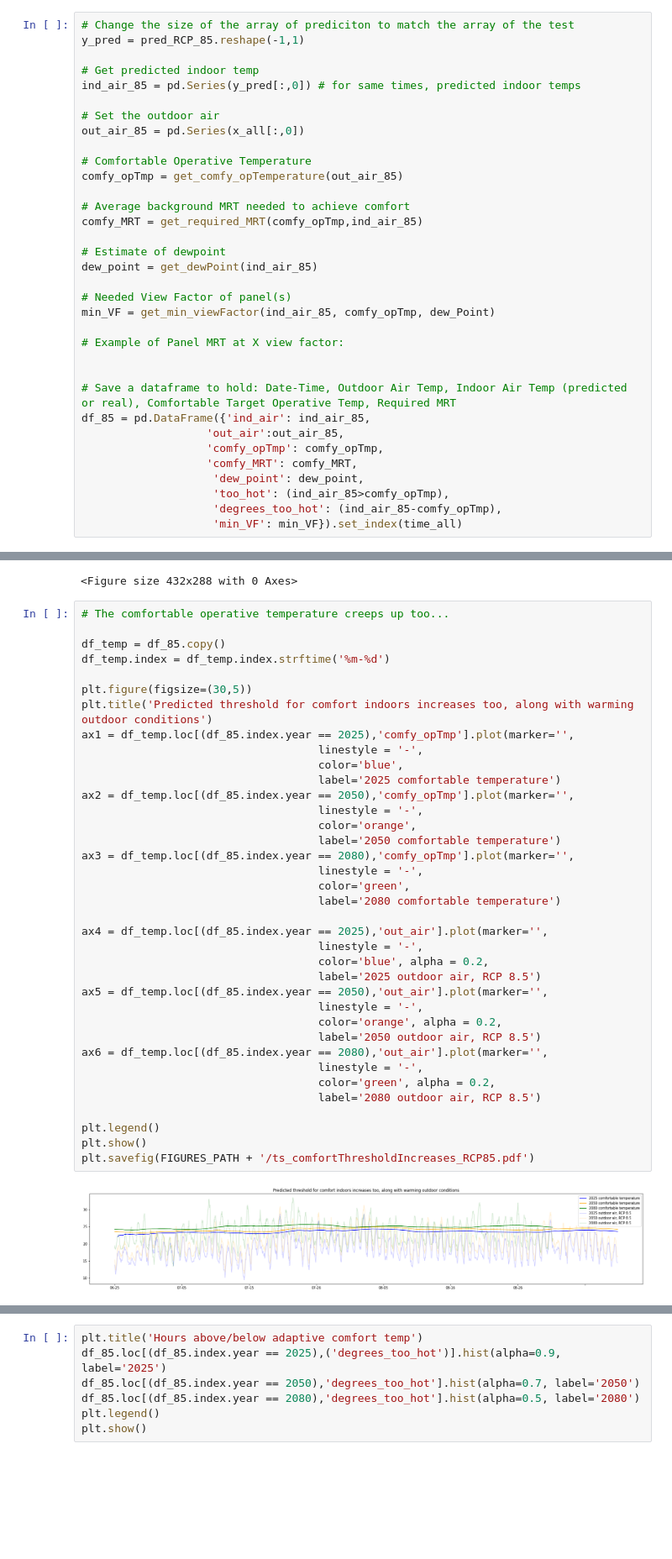
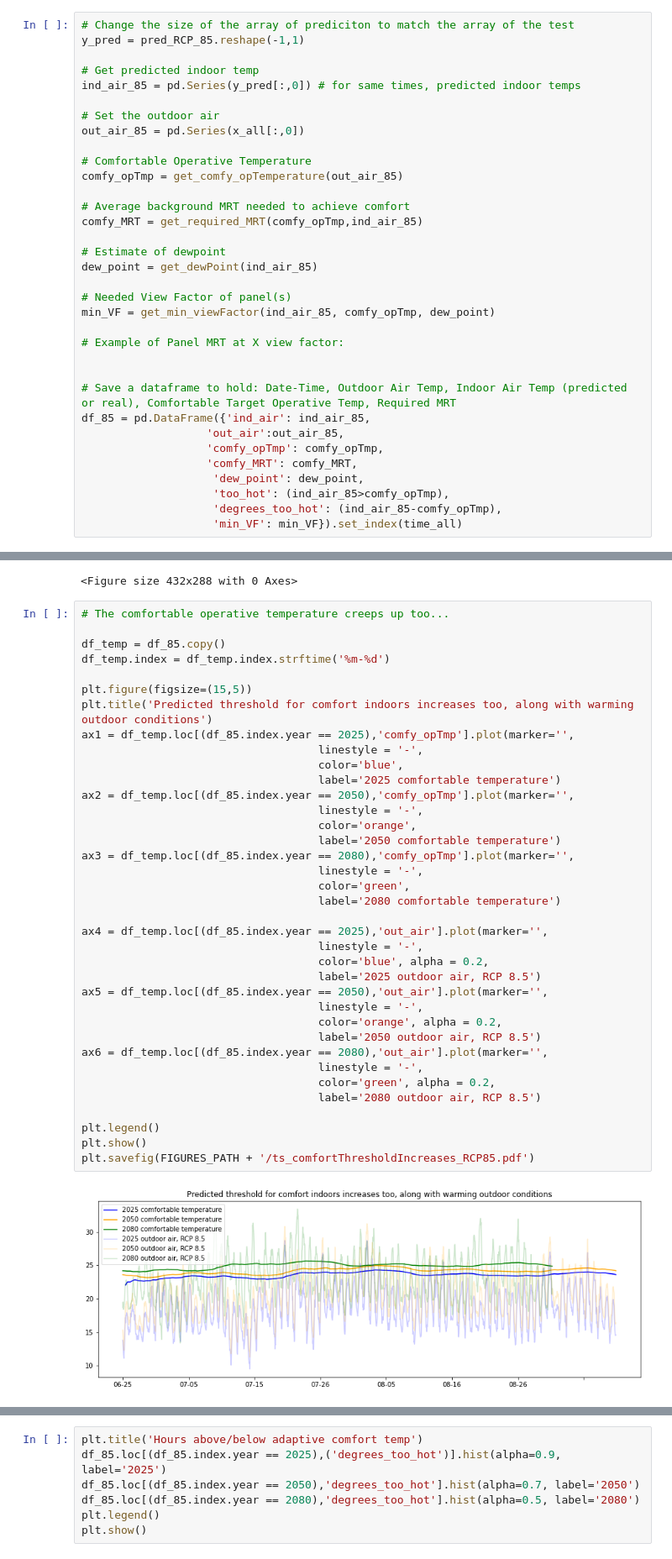
Before and after one commit to eta-lab/cooling-around, a Jupyter notebook: models/mrt2_XGBoost_futurePredictions.ipynb, the cells around one changed output, grey strips where cells are left out. Shown at 84% size. Saved outputs shown, nothing was run; the diff lists cells and outputs as text; blank space fills up the shorter version.

```diff
--- a/models/mrt2_XGBoost_futurePredictions.ipynb
+++ b/models/mrt2_XGBoost_futurePredictions.ipynb
@@ -379,7 +379,7 @@ comfy_MRT = get_required_MRT(comfy_opTmp,ind_air_85)
 dew_point = get_dewPoint(ind_air_85)
 
 # Needed View Factor of panel(s)
-min_VF = get_min_viewFactor(ind_air_85, comfy_opTmp, dew_Point)
+min_VF = get_min_viewFactor(ind_air_85, comfy_opTmp, dew_point)
 
 # Example of Panel MRT at X view factor:
 
@@ -412,39 +412,39 @@ plt.savefig(FIGURES_PATH + '/hist_indAirTemps_RCP85.pdf')
 df_temp = df_85.copy()
 df_temp.index = df_temp.index.strftime('%m-%d')
 
-plt.figure(figsize=(30,5))
+plt.figure(figsize=(15,5))
 plt.title('Predicted threshold for comfort indoors increases too, along with warming outdoor conditions')
 ax1 = df_temp.loc[(df_85.index.year == 2025),'comfy_opTmp'].plot(marker='',
                                     linestyle = '-',
                                     color='blue',
                                     label='2025 comfortable temperature')
 ax2 = df_temp.loc[(df_85.index.year == 2050),'comfy_opTmp'].plot(marker='',
                                     linestyle = '-',
                                     color='orange',
                                     label='2050 comfortable temperature')
 ax3 = df_temp.loc[(df_85.index.year == 2080),'comfy_opTmp'].plot(marker='',
                                     linestyle = '-',
                                     color='green',
                                     label='2080 comfortable temperature')
 
 ax4 = df_temp.loc[(df_85.index.year == 2025),'out_air'].plot(marker='',
                                     linestyle = '-',
                                     color='blue', alpha = 0.2,
                                     label='2025 outdoor air, RCP 8.5')
 ax5 = df_temp.loc[(df_85.index.year == 2050),'out_air'].plot(marker='',
                                     linestyle = '-',
                                     color='orange', alpha = 0.2,
                                     label='2050 outdoor air, RCP 8.5')
 ax6 = df_temp.loc[(df_85.index.year == 2080),'out_air'].plot(marker='',
                                     linestyle = '-',
                                     color='green', alpha = 0.2,
                                     label='2080 outdoor air, RCP 8.5')
 
 plt.legend()
 plt.show()
 plt.savefig(FIGURES_PATH + '/ts_comfortThresholdIncreases_RCP85.pdf')
 # %% [output]
-[figure, old version]
+[figure, new version]
 <Figure size 432x288 with 0 Axes>
 # %%
 plt.title('Hours above/below adaptive comfort temp')
```
Also changed, not shown: parts of 11 cells of this notebook.
